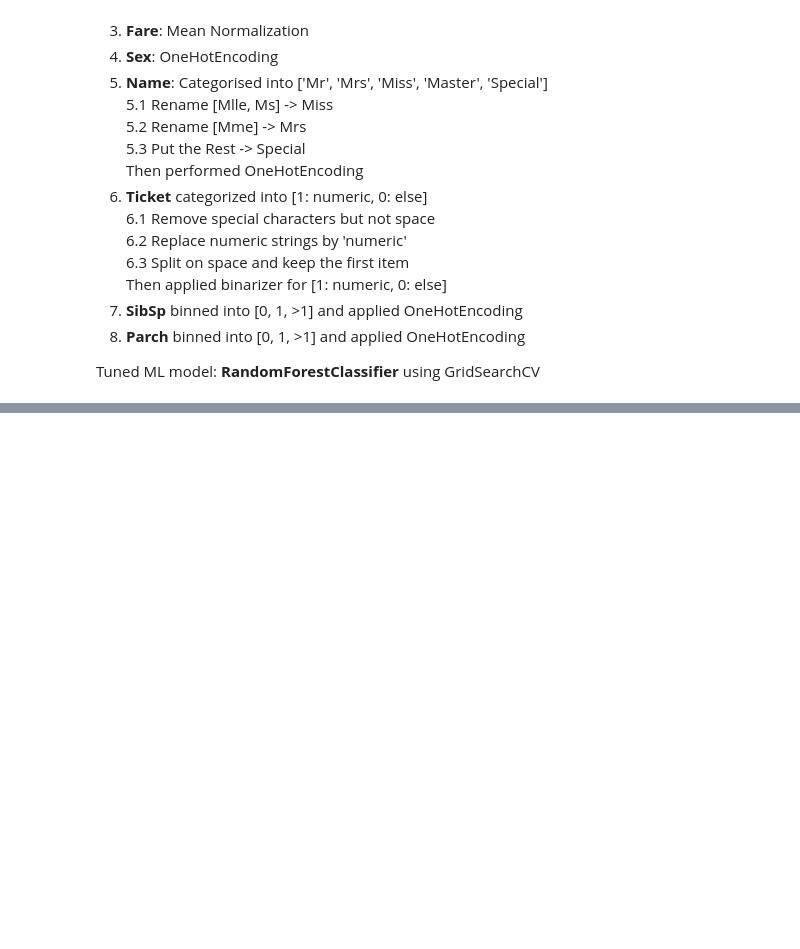
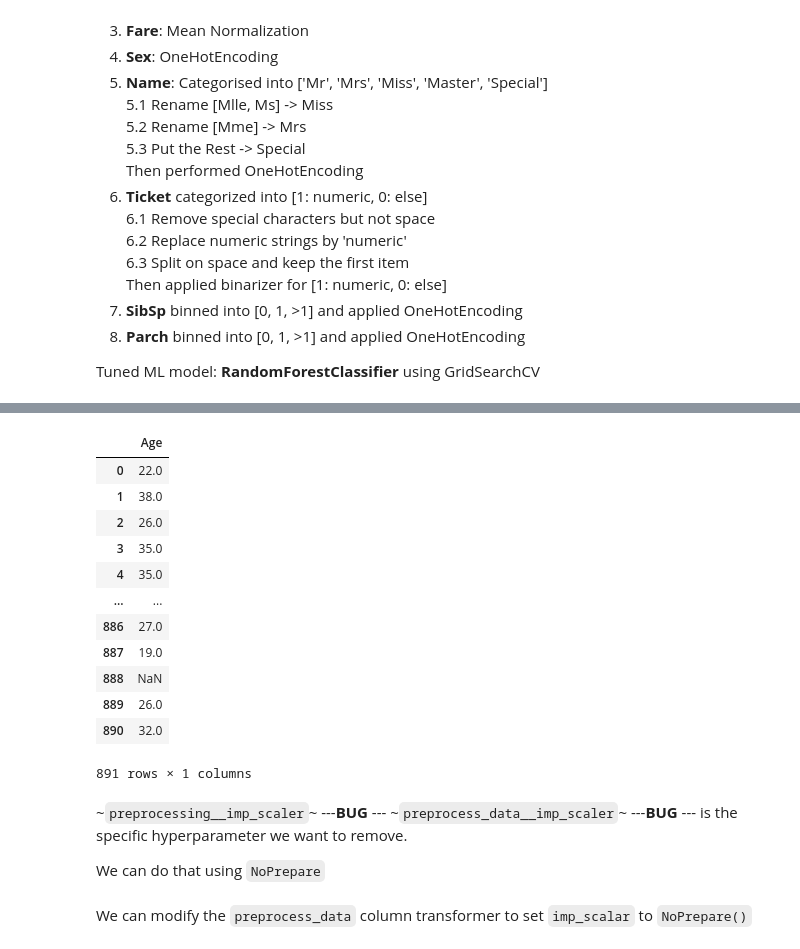
Before and after one commit to abhi8893/Titanic-Survival, a Jupyter notebook: notebooks/Data Imputation - Age.ipynb, the cells around one changed output, grey strips where cells are left out. Cells and saved outputs as stored; diff of their text form; code cells hidden in the pictures; blank space fills up the shorter version.

````diff
--- a/notebooks/Data Imputation - Age.ipynb
+++ b/notebooks/Data Imputation - Age.ipynb
@@ -179,0 +154,17 @@ array(['x0_male'], dtype=object)
+# %%
+class NoPrepare(BaseEstimator):
+
+    def __init__(self):
+        pass
+
+    def fit(self, X, y=None):
+        return self
+
+    def transform(self, X, y=None):
+        if y is None:
+            return X
+        else:
+            return X, y
+
+    def fit_transform(self, X, y=None):
+        return self.fit(X, y).transform(X, y)
@@ -179,0 +200,35 @@ array(['x0_male'], dtype=object)
+# %%
+class NoPrepare(BaseEstimator):
+
+    def __init__(self):
+        pass
+
+    def fit(self, X, y=None):
+        return self
+
+    def transform(self, X, y=None):
+        return X
+
+    def fit_transform(self, X, y=None):
+        return self.fit(X, y).transform(X, y)
+# %%
+NoPrepare().fit_transform(df.loc[:, ['Age']])
+# %% [output]
+|  | Age |
+| 0 | 22.0 |
+| 1 | 38.0 |
+| 2 | 26.0 |
+| 3 | 35.0 |
+| 4 | 35.0 |
+| ... | ... |
+| 886 | 27.0 |
+| 887 | 19.0 |
+| 888 | NaN |
+| 889 | 26.0 |
+| 890 | 32.0 |
+891 rows × 1 columns
+# %% [markdown]
+~```preprocessing__imp_scaler```~ ---**BUG** ---  ~```preprocess_data__imp_scaler```~ ---**BUG** --- is the specific hyperparameter we want to remove.
+
+We can do that using
+```NoPrepare```
@@ -179,0 +237,2 @@ array(['x0_male'], dtype=object)
+# %% [markdown]
+We can modify the ```preprocess_data``` column transformer to set ```imp_scalar``` to ```NoPrepare()```
````
Also changed, not shown: parts of 86 cells of this notebook, 8 other files.
